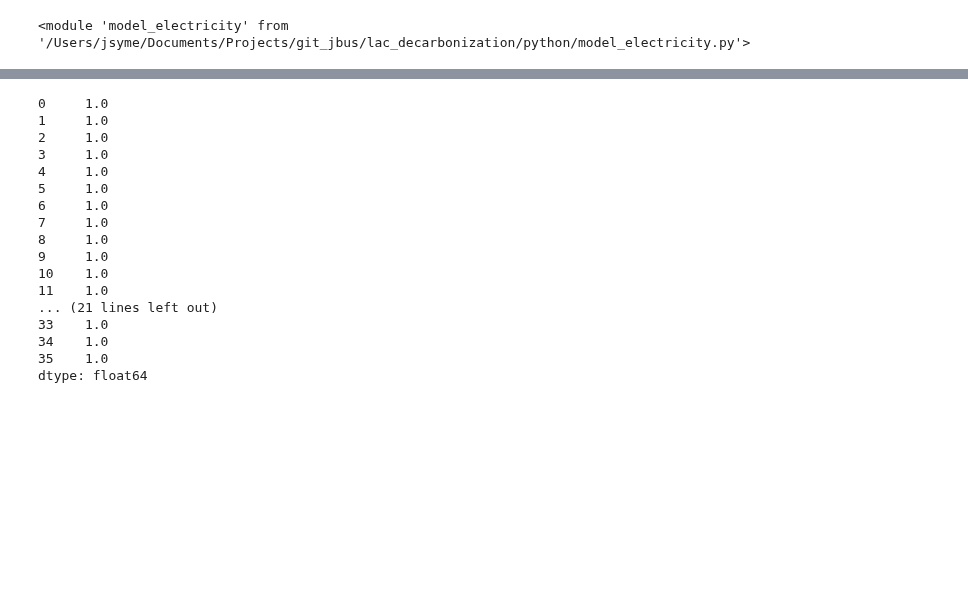
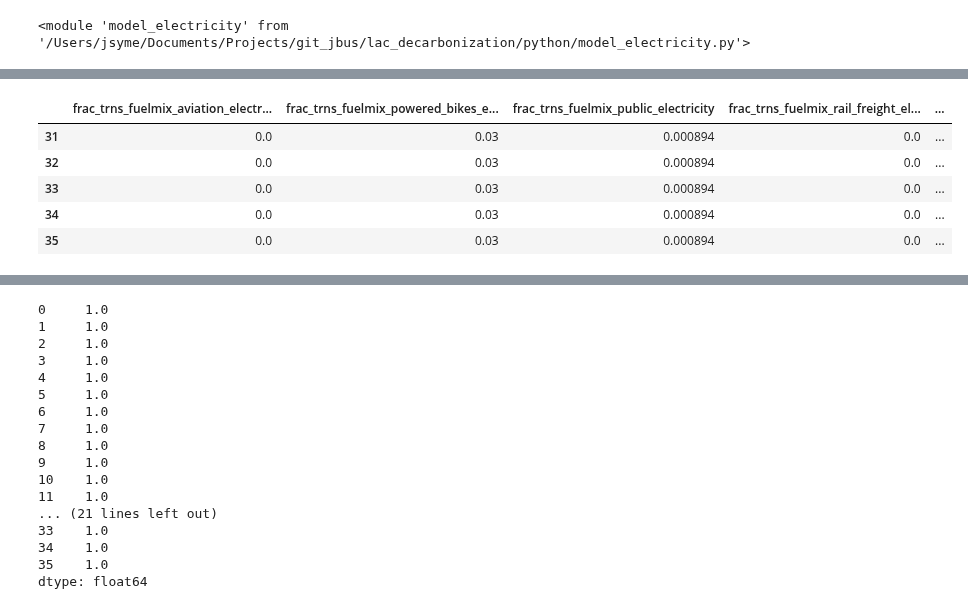
Before and after one commit to jarojasag/lac_decarbonization, a Jupyter notebook: python/build_energy.ipynb, the cells around one changed output, grey strips where cells are left out. Saved outputs shown, nothing was run; the diff lists cells and outputs as text; code cells hidden in the pictures; blank space fills up the shorter version.

```diff
--- a/python/build_energy.ipynb
+++ b/python/build_energy.ipynb
@@ -49,3 +74,20 @@ df_0 = df_cs_integrated[
+# %%
+strategy_verify = 3007
+df_verify = df_full[
+    df_full["strategy_id"].isin([strategy_verify])
+].reset_index(drop = True)
+
+sa.model_attributes.get_standard_variables(
+    df_verify,
+    var
+).tail()
+# %% [output]
+|  | frac_trns_fuelmix_aviation_electr... | frac_trns_fuelmix_powered_bikes_e... | frac_trns_fuelmix_public_electricity | frac_trns_fuelmix_rail_freight_el... | ... |
+| 31 | 0.0 | 0.03 | 0.000894 | 0.0 | ... |
+| 32 | 0.0 | 0.03 | 0.000894 | 0.0 | ... |
+| 33 | 0.0 | 0.03 | 0.000894 | 0.0 | ... |
+| 34 | 0.0 | 0.03 | 0.000894 | 0.0 | ... |
+| 35 | 0.0 | 0.03 | 0.000894 | 0.0 | ... |
 # %%
 ## importlib.reload(ma)
 importlib.reload(sa)
```
Also changed, not shown: parts of 4 cells of this notebook, 24 other files.
